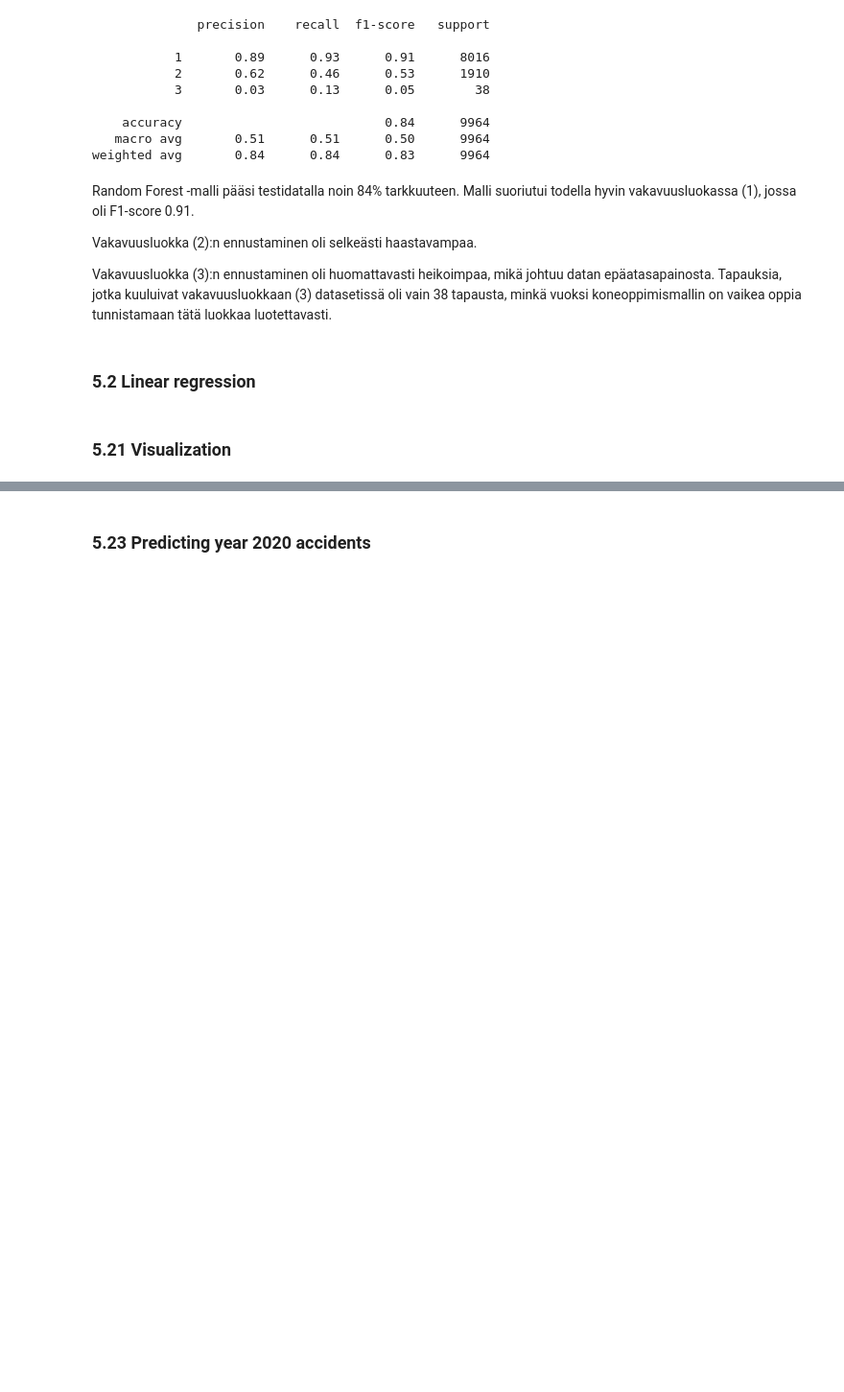
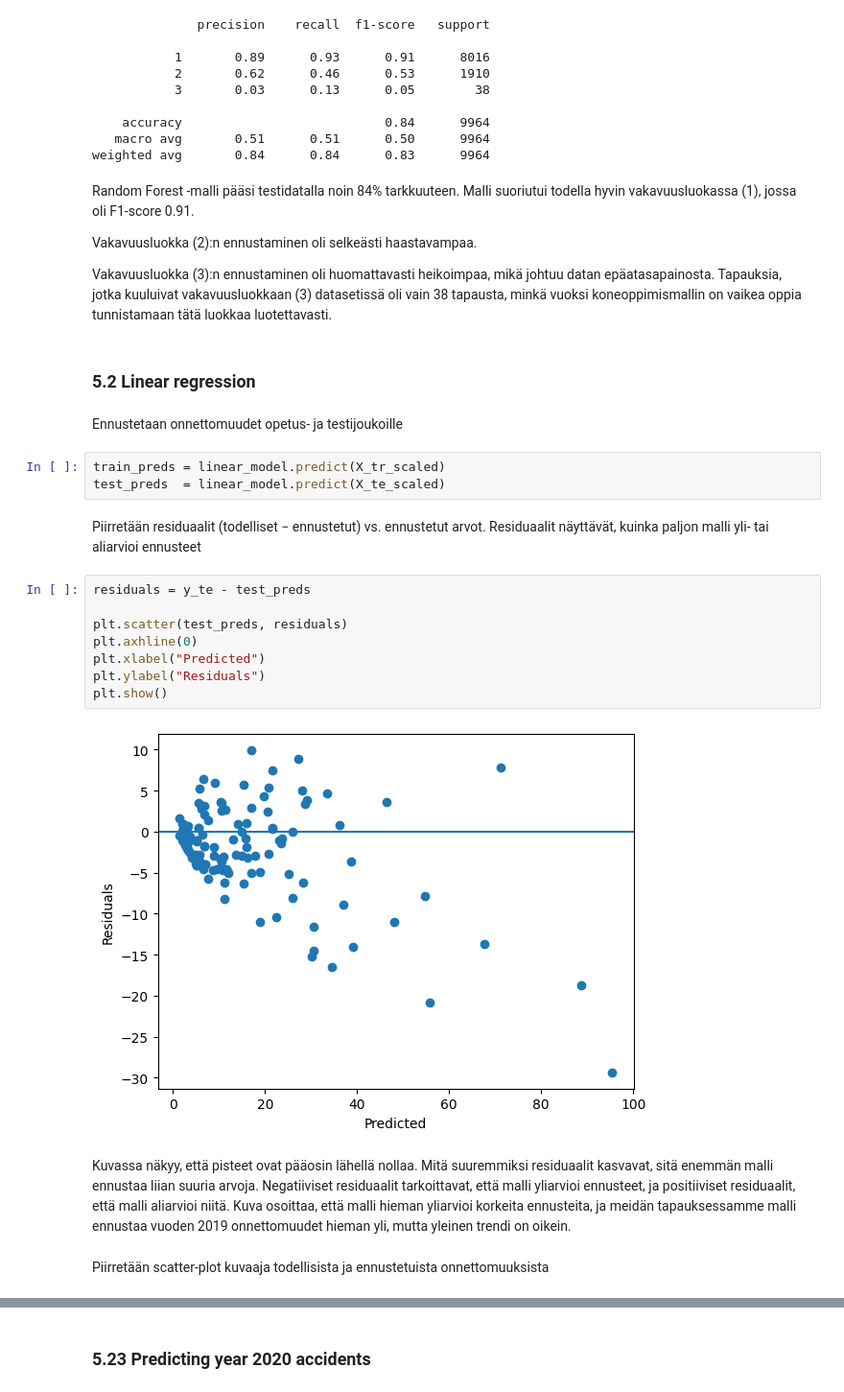
Before and after one commit to TonyKarlin/OhTu_ML_Project, a Jupyter notebook: Liikenneonnettomuudet.ipynb, the cells around one changed output, grey strips where cells are left out. Shown at 96% size. Cells and saved outputs as stored; diff of their text form; blank space fills up the shorter version.

Commit message:
Added markdowns for linear-regression and deployment section

```diff
--- a/Liikenneonnettomuudet.ipynb
+++ b/Liikenneonnettomuudet.ipynb
@@ -518,6 +569,25 @@ Vakavuusluokka (2):n ennustaminen oli selkeästi haastavampaa.
 Vakavuusluokka (3):n ennustaminen oli huomattavasti heikoimpaa, mikä johtuu datan epäatasapainosta. Tapauksia, jotka kuuluivat vakavuusluokkaan (3) datasetissä oli vain 38 tapausta, minkä vuoksi koneoppimismallin on vaikea oppia tunnistamaan tätä luokkaa luotettavasti.
 # %% [markdown]
 ### 5.2 Linear regression
-# %% [markdown]
-### 5.21 Visualization
+# %% [markdown]
+Ennustetaan onnettomuudet opetus- ja testijoukoille
+# %%
+train_preds = linear_model.predict(X_tr_scaled)
+test_preds  = linear_model.predict(X_te_scaled)
+# %% [markdown]
+Piirretään residuaalit (todelliset − ennustetut) vs. ennustetut arvot. Residuaalit näyttävät, kuinka paljon malli yli- tai aliarvioi ennusteet
+# %%
+residuals = y_te - test_preds
+
+plt.scatter(test_preds, residuals)
+plt.axhline(0)
+plt.xlabel("Predicted")
+plt.ylabel("Residuals")
+plt.show()
+# %% [output]
+[figure, added]
+# %% [markdown]
+Kuvassa näkyy, että pisteet ovat pääosin lähellä nollaa. Mitä suuremmiksi residuaalit kasvavat, sitä enemmän malli ennustaa liian suuria arvoja. Negatiiviset residuaalit tarkoittavat, että malli yliarvioi ennusteet, ja positiiviset residuaalit, että malli aliarvioi niitä. Kuva osoittaa, että malli hieman yliarvioi korkeita ennusteita, ja meidän tapauksessamme malli ennustaa vuoden 2019 onnettomuudet hieman yli, mutta yleinen trendi on oikein.
+# %% [markdown]
+Piirretään scatter-plot kuvaaja todellisista ja ennustetuista onnettomuuksista
 # %%
```
Also changed, not shown: parts of 36 cells of this notebook.
